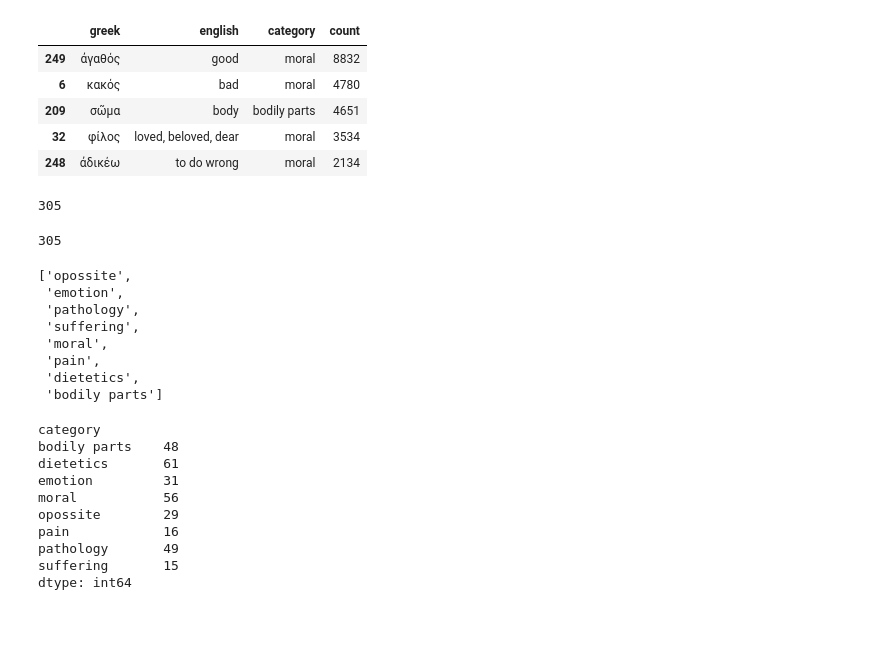
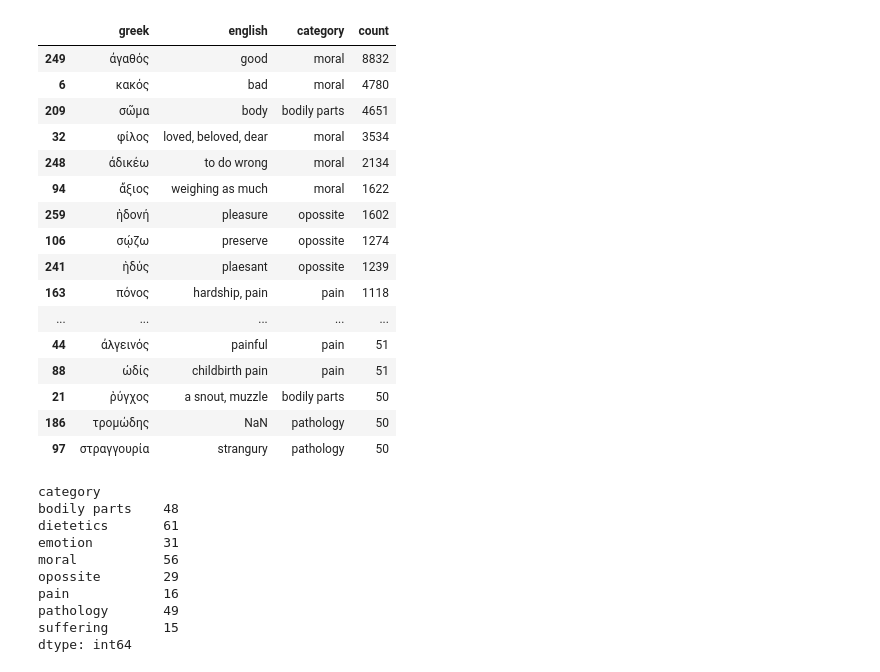
Before and after one commit to kasev/PIPA, a Jupyter notebook: scripts/6_CATEGORIES-EXPLORATION.ipynb, the cells around one changed output. Saved outputs shown, nothing was run; the diff lists cells and outputs as text; code cells hidden in the pictures; blank space fills up the shorter version.

Commit message:
split analysis of categories

```diff
--- a/scripts/5_CATEGORIES.ipynb
+++ b/scripts/6_CATEGORIES-EXPLORATION.ipynb
@@ -287,20 +30,0 @@ terms_translation_categories = terms_translation_categories[~terms_translation_c
-# %%
-terms_translation_categories["count"] = terms_translation_categories["greek"].apply(lambda x: word_freqs_dict[x])
-terms_translation_categories.sort_values("count", ascending=False, inplace=True)
-terms_translation_categories.head(5)
-# %% [output]
-|  | greek | english | category | count |
-| 249 | ἀγαθός | good | moral | 8832 |
-| 6 | κακός | bad | moral | 4780 |
-| 209 | σῶμα | body | bodily parts | 4651 |
-| 32 | φίλος | loved, beloved, dear | moral | 3534 |
-| 248 | ἀδικέω | to do wrong | moral | 2134 |
-# %%
-len(terms_translation_categories)
-# %% [output]
-305
-# %%
-terms_translation_categories.drop_duplicates(subset="greek", inplace=True)
-len(terms_translation_categories)
-# %% [output]
-305
@@ -309,15 +31,25 @@ categories = list(set(terms_translation_categories["category"]))
-# %%
-categories = [cat for cat in categories if cat != "other"]
-categories
-# %% [output]
-['opossite',
- 'emotion',
- 'pathology',
- 'suffering',
- 'moral',
- 'pain',
- 'dietetics',
- 'bodily parts']
+# %%
+# load our list of words with assigned categories:
+terms_translation_categories = pickle.load(open("../data/terms_translation_categories.pickle", "rb"))
+terms_translation_categories
+# %% [output]
+|  | greek | english | category | count |
+| 249 | ἀγαθός | good | moral | 8832 |
+| 6 | κακός | bad | moral | 4780 |
+| 209 | σῶμα | body | bodily parts | 4651 |
+| 32 | φίλος | loved, beloved, dear | moral | 3534 |
+| 248 | ἀδικέω | to do wrong | moral | 2134 |
+| 94 | ἄξιος | weighing as much | moral | 1622 |
+| 259 | ἡδονή | pleasure | opossite | 1602 |
+| 106 | σῴζω | preserve | opossite | 1274 |
+| 241 | ἡδύς | plaesant | opossite | 1239 |
+| 163 | πόνος | hardship, pain | pain | 1118 |
+| ... | ... | ... | ... | ... |
+| 44 | ἀλγεινός | painful | pain | 51 |
+| 88 | ὠδίς | childbirth pain | pain | 51 |
+| 21 | ῥύγχος | a snout, muzzle | bodily parts | 50 |
+| 186 | τρομώδης | NaN | pathology | 50 |
+| 97 | στραγγουρία | strangury | pathology | 50 |
 # %%
 categories = ['pain',
               'suffering',
```
Also changed, not shown: parts of 33 cells of this notebook, 2 other files.
